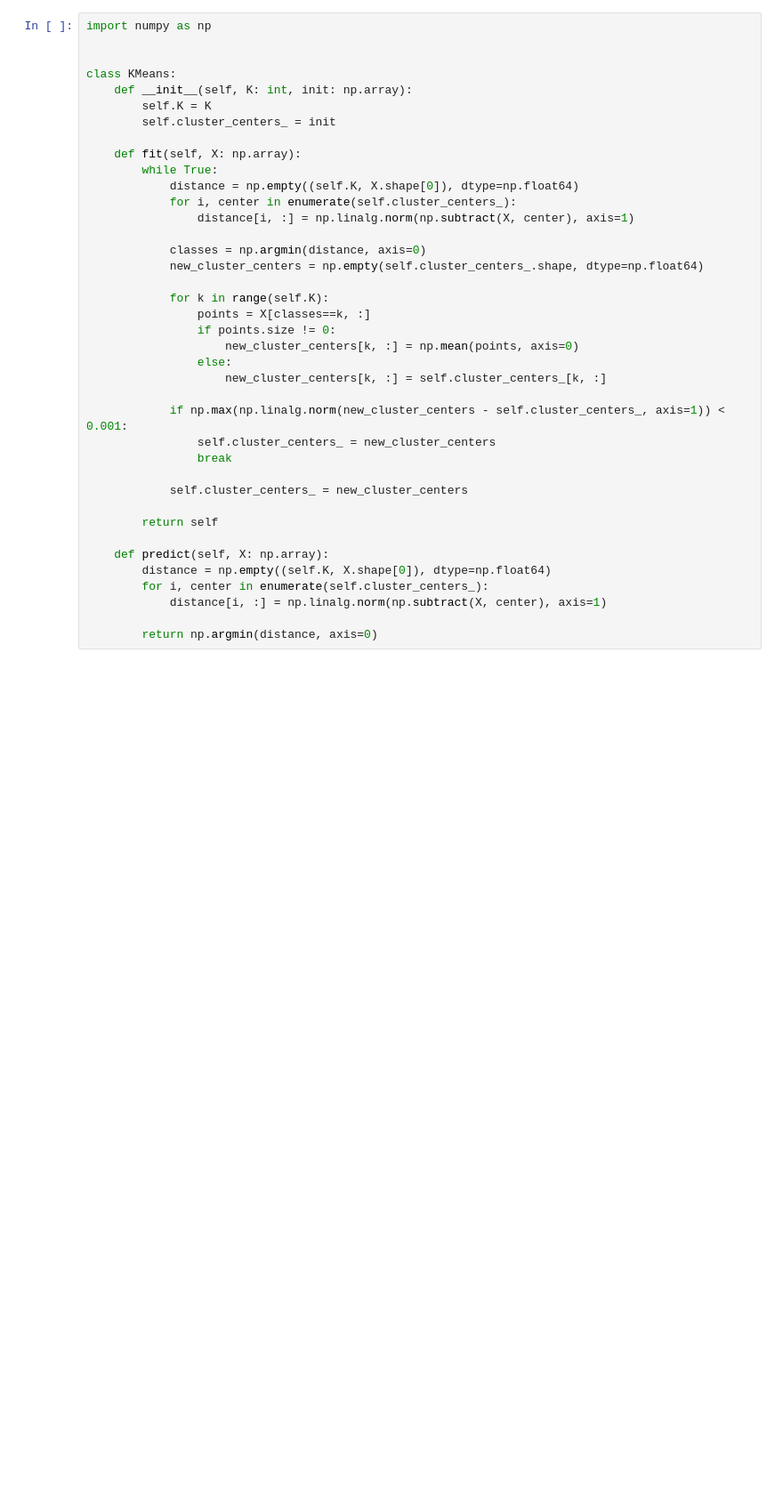
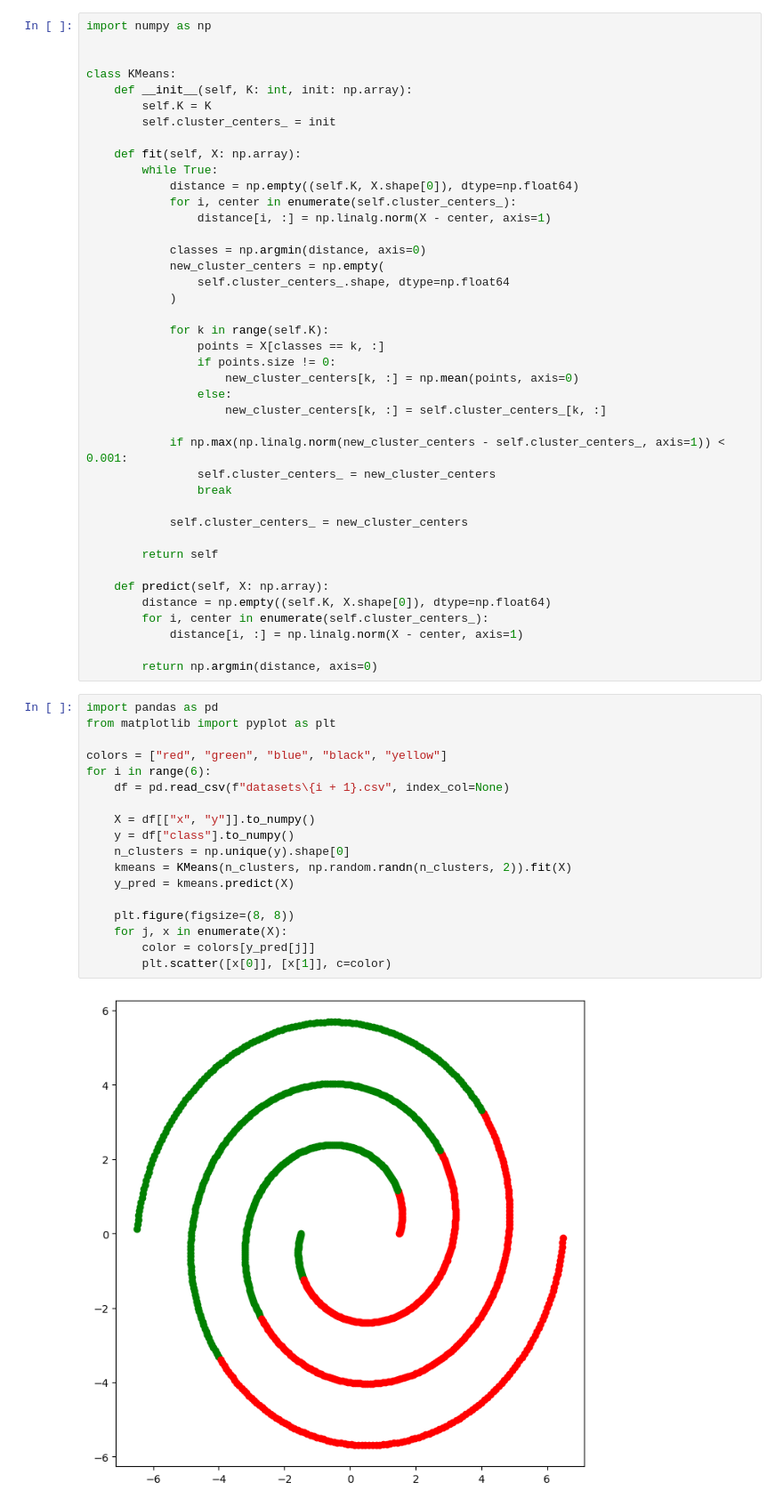
Before and after one commit to maxshilin/MSU_ML, a Jupyter notebook: 09_Кластеризация/9_2_K_Means.ipynb, the cells around one changed output. Shown at 89% size. Drawn from its saved outputs; the diff is of its cells as text; blank space fills up the shorter version.

```diff
--- a/09_Кластеризация/9_2_K_Means.ipynb
+++ b/09_Кластеризация/9_2_K_Means.ipynb
@@ -11,13 +11,15 @@ class KMeans:
         while True:
             distance = np.empty((self.K, X.shape[0]), dtype=np.float64)
             for i, center in enumerate(self.cluster_centers_):
-                distance[i, :] = np.linalg.norm(np.subtract(X, center), axis=1)
+                distance[i, :] = np.linalg.norm(X - center, axis=1)
 
             classes = np.argmin(distance, axis=0)
-            new_cluster_centers = np.empty(self.cluster_centers_.shape, dtype=np.float64)
+            new_cluster_centers = np.empty(
+                self.cluster_centers_.shape, dtype=np.float64
+            )
 
             for k in range(self.K):
-                points = X[classes==k, :]
+                points = X[classes == k, :]
                 if points.size != 0:
                     new_cluster_centers[k, :] = np.mean(points, axis=0)
                 else:
@@ -34,6 +36,26 @@ class KMeans:
     def predict(self, X: np.array):
         distance = np.empty((self.K, X.shape[0]), dtype=np.float64)
         for i, center in enumerate(self.cluster_centers_):
-            distance[i, :] = np.linalg.norm(np.subtract(X, center), axis=1)
+            distance[i, :] = np.linalg.norm(X - center, axis=1)
 
         return np.argmin(distance, axis=0)
+# %%
+import pandas as pd
+from matplotlib import pyplot as plt
+
+colors = ["red", "green", "blue", "black", "yellow"]
+for i in range(6):
+    df = pd.read_csv(f"datasets\{i + 1}.csv", index_col=None)
+
+    X = df[["x", "y"]].to_numpy()
+    y = df["class"].to_numpy()
+    n_clusters = np.unique(y).shape[0]
+    kmeans = KMeans(n_clusters, np.random.randn(n_clusters, 2)).fit(X)
+    y_pred = kmeans.predict(X)
+
+    plt.figure(figsize=(8, 8))
+    for j, x in enumerate(X):
+        color = colors[y_pred[j]]
+        plt.scatter([x[0]], [x[1]], c=color)
+# %% [output]
+[figure, added]
```
Also changed, not shown: parts of 1 cell of this notebook, 1 other file.
